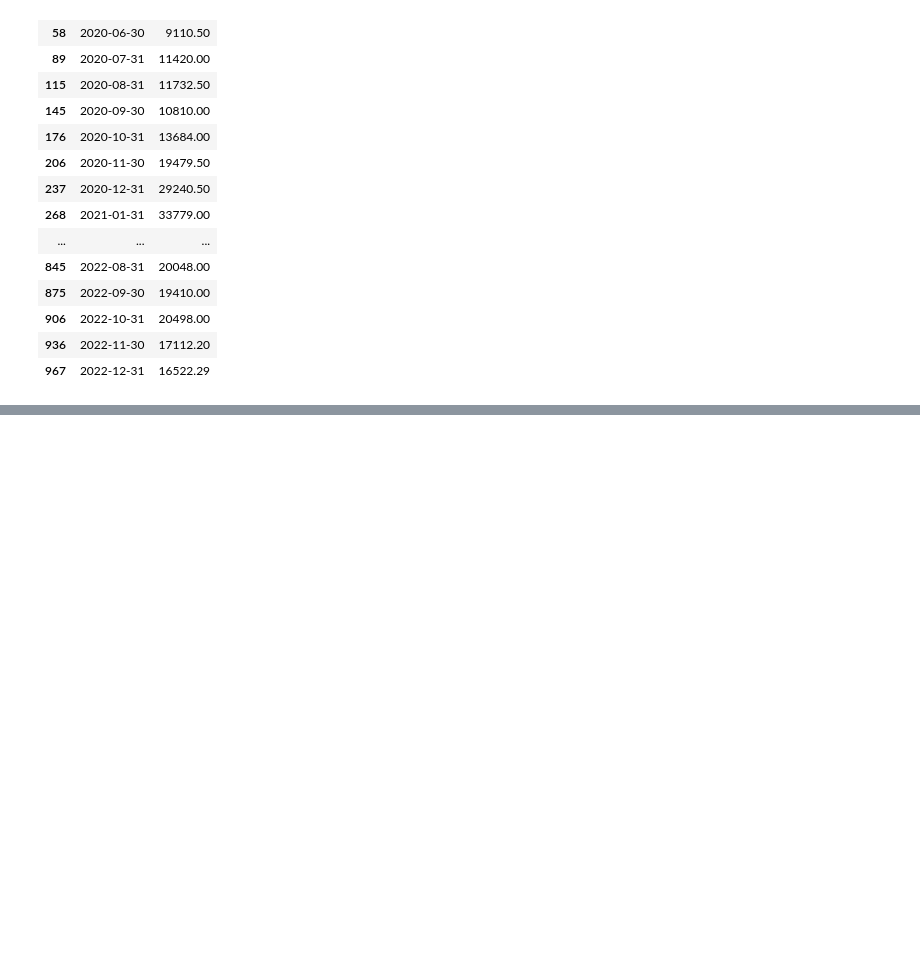
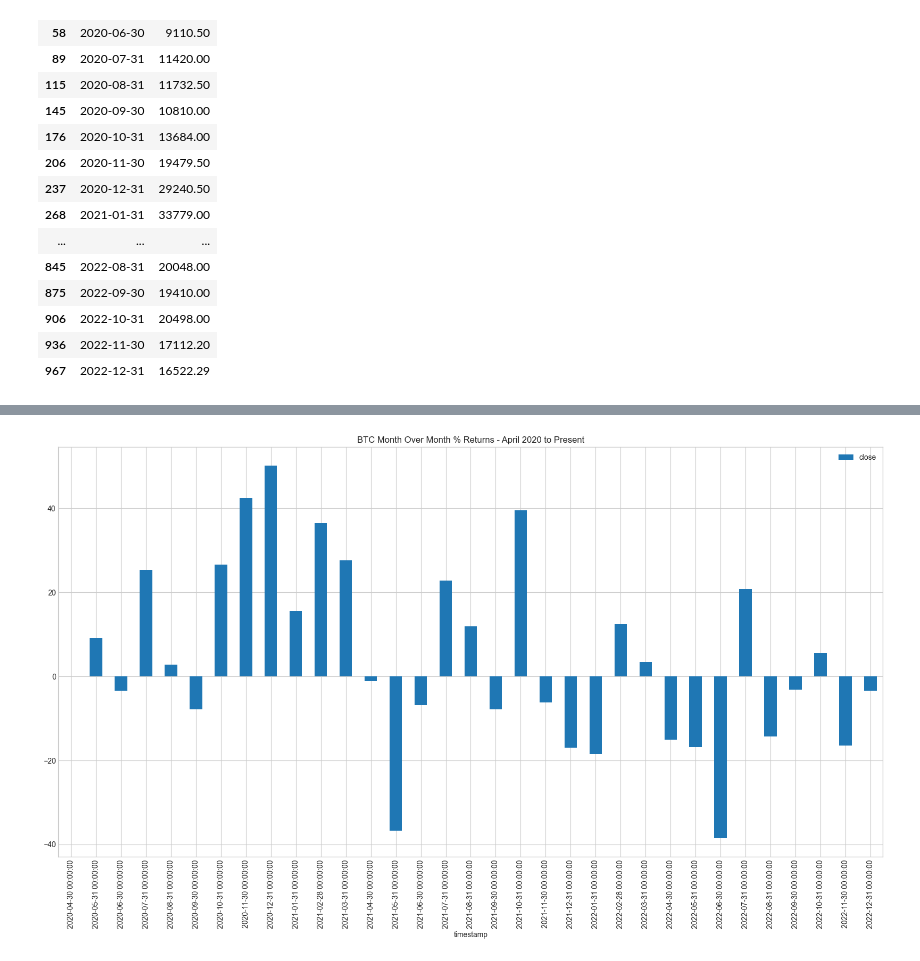
Before and after one commit to jordan-gilmartin/Alpaca-API-Data, a Jupyter notebook: Alpaca-API-Data.ipynb, the cells around one changed output, grey strips where cells are left out. Drawn from its saved outputs; the diff is of its cells as text; code cells hidden in the pictures; blank space fills up the shorter version.

Commit message:
creating plot of monthly percentage changes

```diff
--- a/Alpaca-API-Data.ipynb
+++ b/Alpaca-API-Data.ipynb
@@ -927,3 +927,7 @@ btc_monthly
 | 906 | 2022-10-31 | 20498.00 |
 | 936 | 2022-11-30 | 17112.20 |
 | 967 | 2022-12-31 | 16522.29 |
+# %%
+# Resetting index
+btc_reset = btc_monthly.reset_index(drop=True)
+btc_reset
@@ -929,0 +952,4 @@ btc_monthly
+# %%
+# Setting timestamp column to index
+btc_index = btc_reset.set_index('timestamp')
+btc_index
@@ -929,0 +975,4 @@ btc_monthly
+# %%
+# Calculating month over month pct change
+btc_chg = btc_index.pct_change()
+btc_chg
@@ -929,0 +998,6 @@ btc_monthly
+# %%
+# Plot performance in percentage terms and save to Images
+(btc_chg*100).plot(kind='bar', figsize=(20,10), legend=True, title="BTC Month Over Month % Returns - April 2020 to Present");
+plt.savefig("Images/BTCMonthlyPercentReturns.png")
+# %% [output]
+[figure, added]
```
Also changed, not shown: parts of 3 cells of this notebook, 1 other file.
